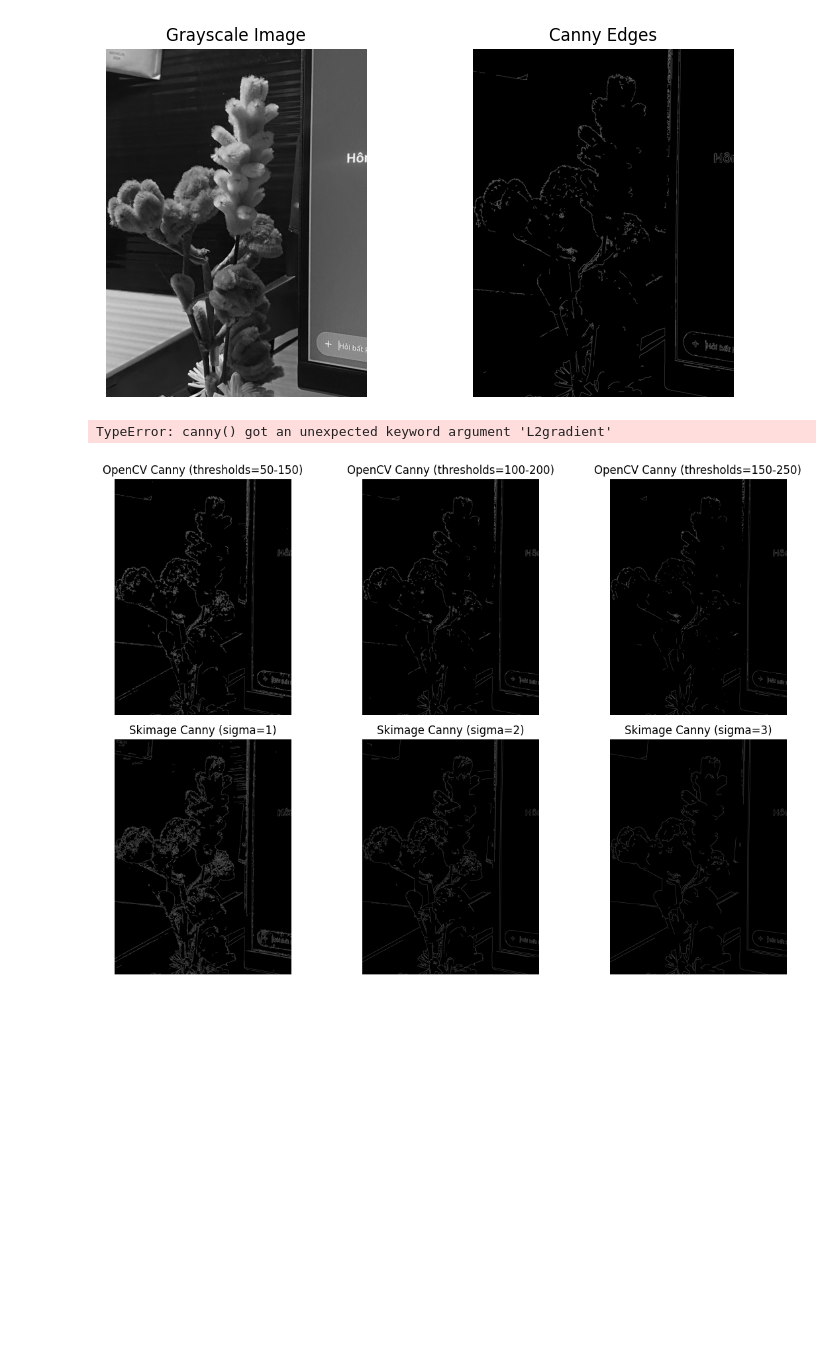
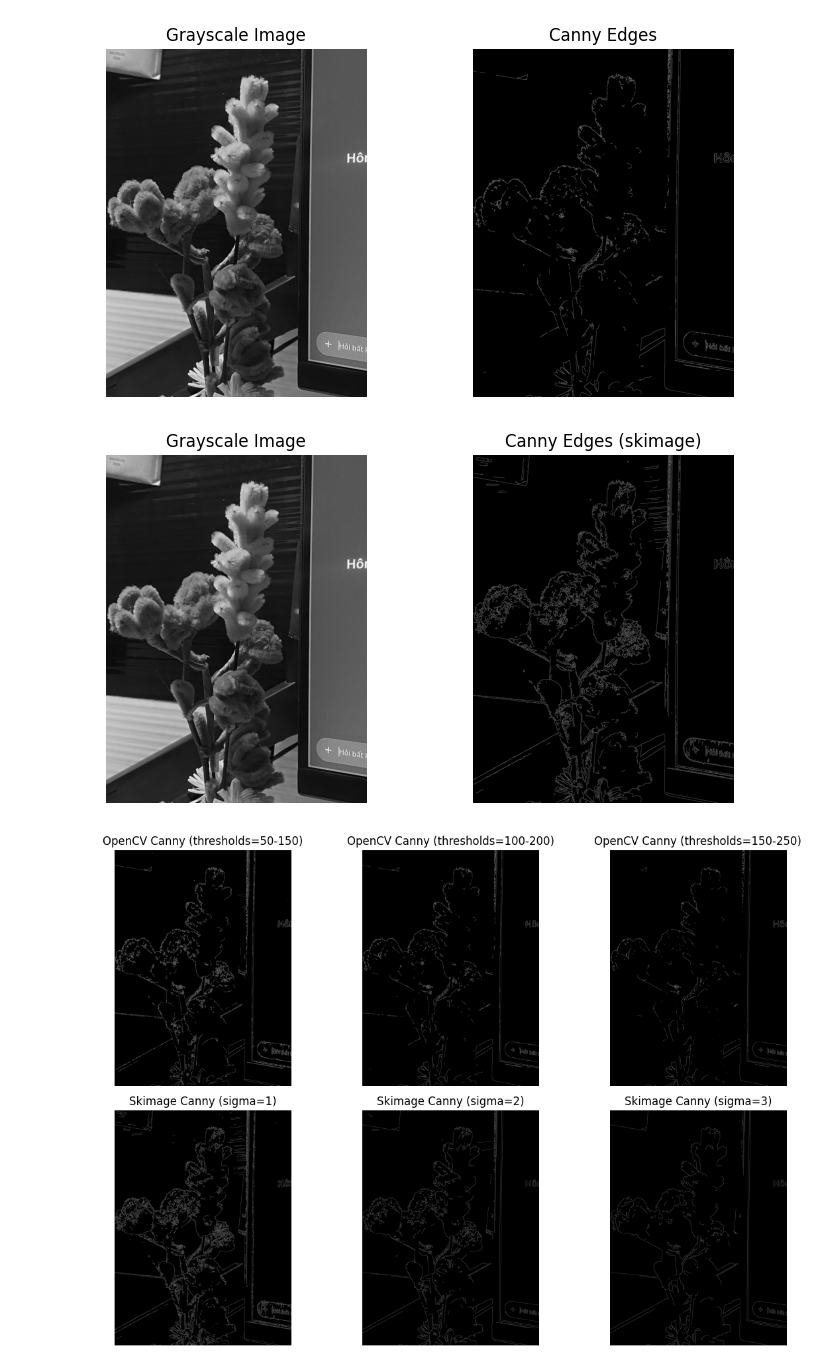
Before and after one commit to ngynqt/cv_learning, a Jupyter notebook: Chap2/Lab2.2.ipynb, the cells around one changed output. Cells and saved outputs as stored; diff of their text form; code cells hidden in the pictures; blank space fills up the shorter version.

```diff
--- a/Lab_2/Lab2.2.ipynb
+++ b/Chap2/Lab2.2.ipynb
@@ -127,10 +127,10 @@ display_images(gray_img, edges, titles=["Grayscale Image", "Canny Edges"])
 # %%
 #dùng scikit-image
 from skimage import feature
-edges_skimage = feature.canny(gray_img, sigma=1.2,low_threshold = 0.3, high_threshold=0.5,L2gradient=True )
+edges_skimage = feature.canny(gray_img, sigma=1.2)
 display_images(gray_img, edges_skimage, titles=["Grayscale Image", "Canny Edges (skimage)"])
 # %% [output]
-TypeError: canny() got an unexpected keyword argument 'L2gradient'
+[figure, added]
 # %%
 """
 Chạy OpenCV với nhiều bộ threshold:
```
Also changed, not shown: parts of 1 cell of this notebook, 15 other files.
